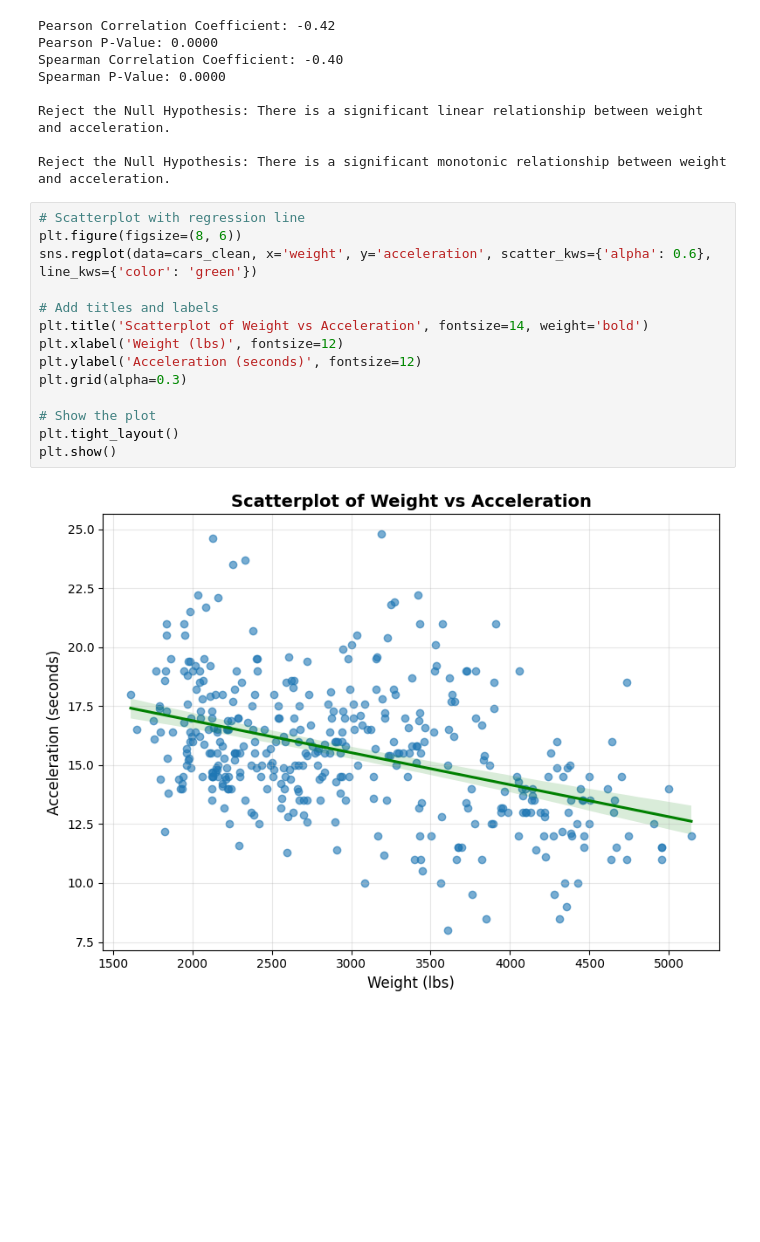
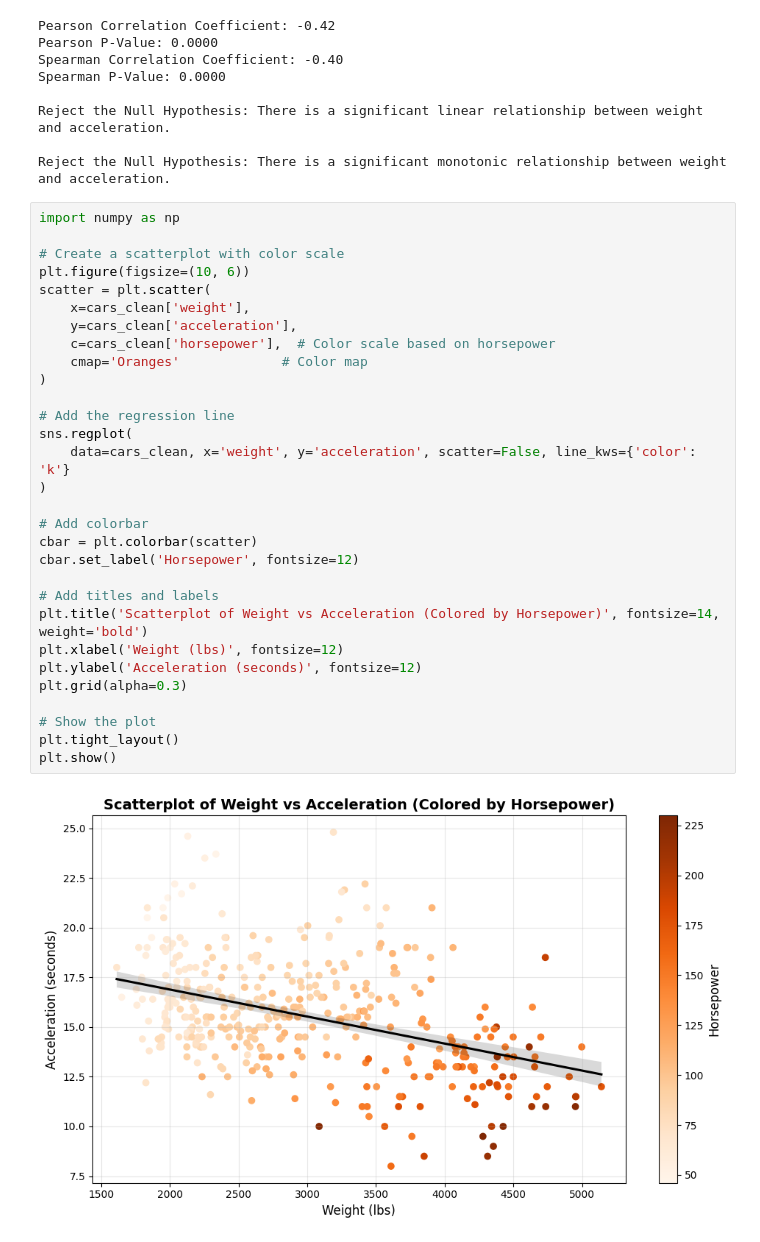
Before and after one commit to micah-shull/Statistics-Data-Analysis-Visualizations, a Jupyter notebook: Statistics_30_hypothesis_testing_cars_acceleration_origin.ipynb, the cells around one changed output. Cells and saved outputs as stored; diff of their text form; blank space fills up the shorter version.

```diff
--- a/Statistics_30_hypothesis_testing_cars_acceleration_origin.ipynb
+++ b/Statistics_30_hypothesis_testing_cars_acceleration_origin.ipynb
@@ -271,18 +271,34 @@ Reject the Null Hypothesis: There is a significant linear relationship between w
 
 Reject the Null Hypothesis: There is a significant monotonic relationship between weight and acceleration.
 # %%
-# Scatterplot with regression line
-plt.figure(figsize=(8, 6))
-sns.regplot(data=cars_clean, x='weight', y='acceleration', scatter_kws={'alpha': 0.6}, line_kws={'color': 'green'})
+import numpy as np
+
+# Create a scatterplot with color scale
+plt.figure(figsize=(10, 6))
+scatter = plt.scatter(
+    x=cars_clean['weight'],
+    y=cars_clean['acceleration'],
+    c=cars_clean['horsepower'],  # Color scale based on horsepower
+    cmap='Oranges'             # Color map
+)
+
+# Add the regression line
+sns.regplot(
+    data=cars_clean, x='weight', y='acceleration', scatter=False, line_kws={'color': 'k'}
+)
+
+# Add colorbar
+cbar = plt.colorbar(scatter)
+cbar.set_label('Horsepower', fontsize=12)
 
 # Add titles and labels
-plt.title('Scatterplot of Weight vs Acceleration', fontsize=14, weight='bold')
+plt.title('Scatterplot of Weight vs Acceleration (Colored by Horsepower)', fontsize=14, weight='bold')
 plt.xlabel('Weight (lbs)', fontsize=12)
 plt.ylabel('Acceleration (seconds)', fontsize=12)
 plt.grid(alpha=0.3)
 
 # Show the plot
 plt.tight_layout()
 plt.show()
 # %% [output]
-[figure, old version]
+[figure, new version]
```
